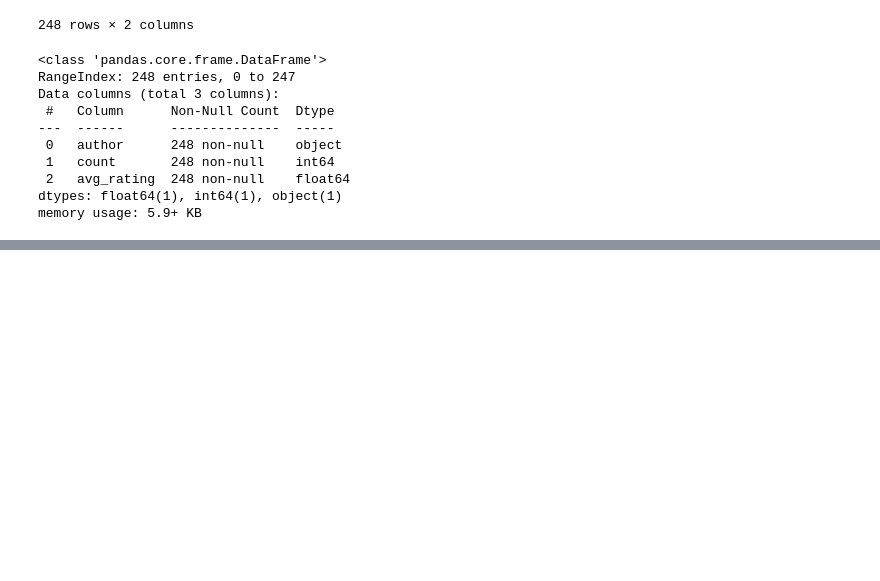
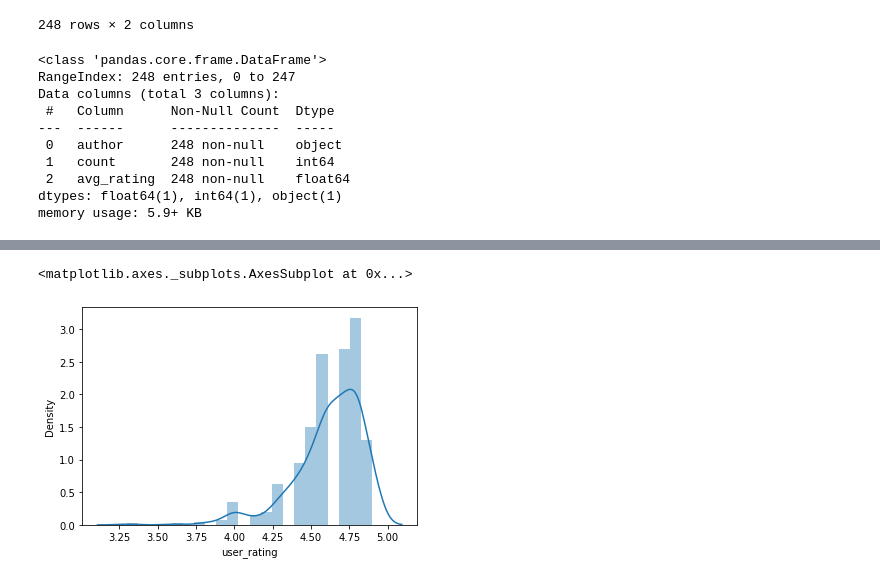
Before and after one commit to Susanna-Salata/goit-DS, a Jupyter notebook: GoIT_DS_HomeWork_2_3.ipynb, the cells around one changed output, grey strips where cells are left out. Drawn from its saved outputs; the diff is of its cells as text; code cells hidden in the pictures; blank space fills up the shorter version.

```diff
--- a/GoIT_DS_HomeWork_2_3.ipynb
+++ b/GoIT_DS_HomeWork_2_3.ipynb
@@ -355,0 +369,5 @@ memory usage: 5.9+ KB
+# %%
+sns.distplot(df["user_rating"])
+# %% [output]
+<matplotlib.axes._subplots.AxesSubplot at 0x...>
+[figure, added]
```
Also changed, not shown: parts of 4 cells of this notebook.
